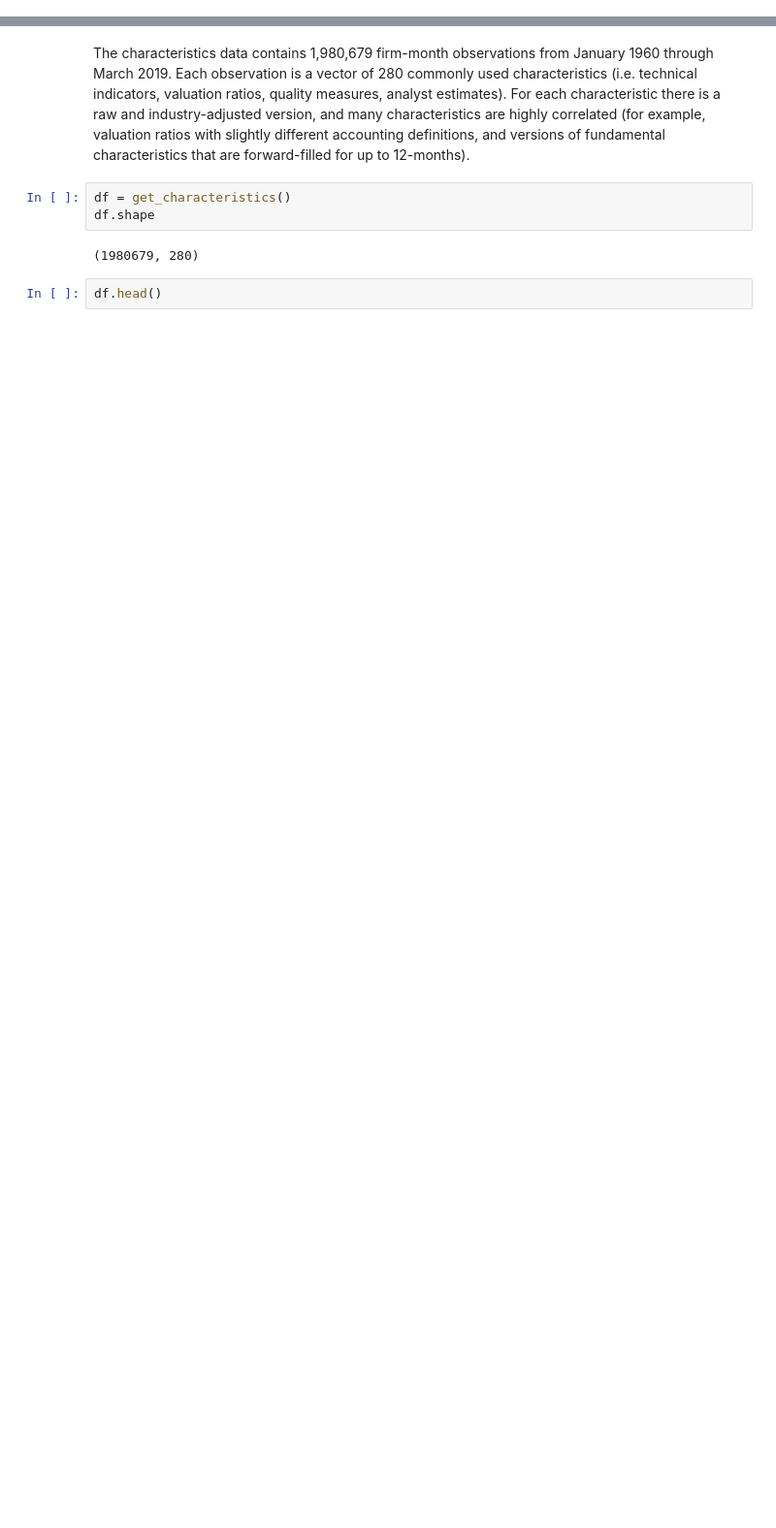
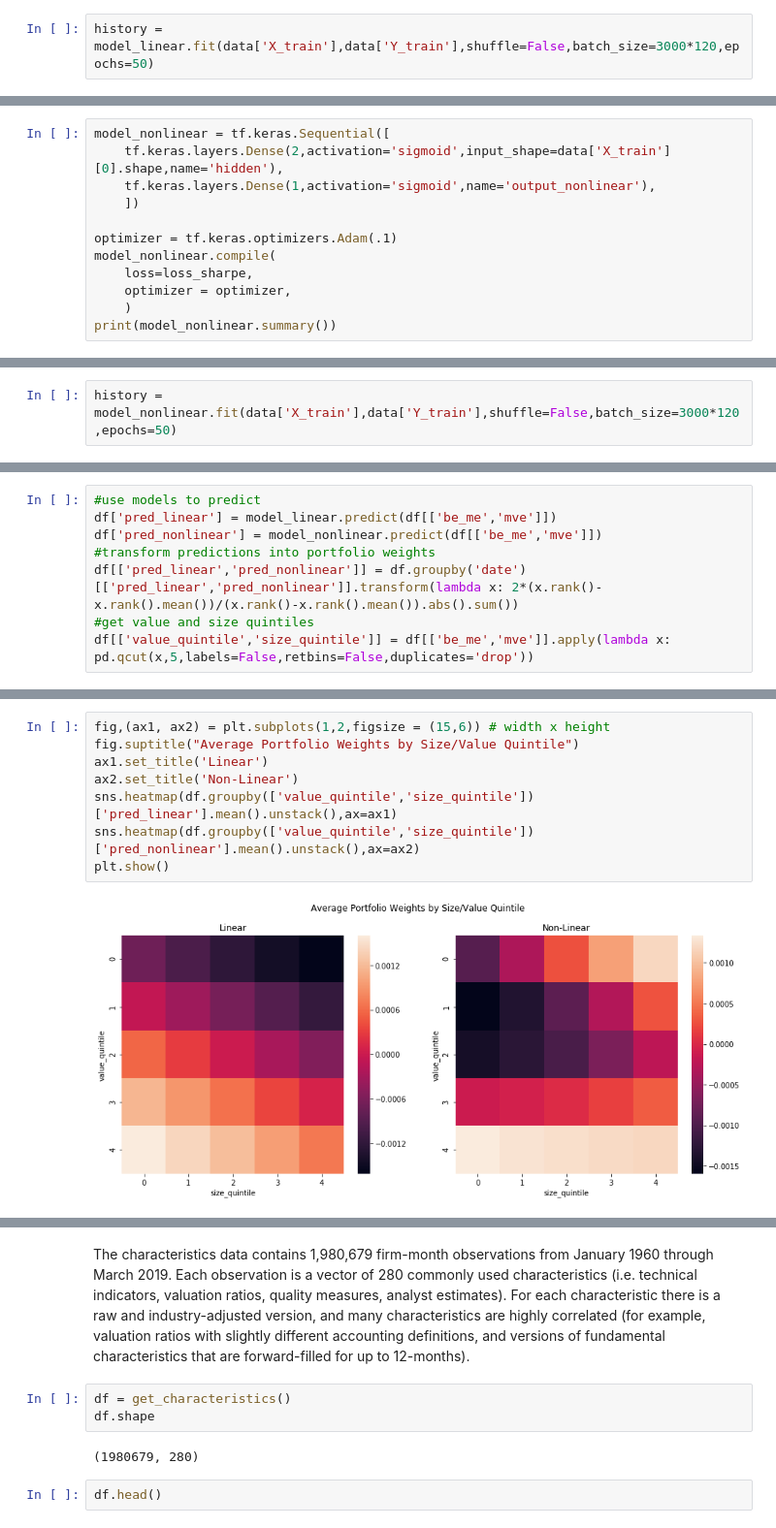
Before and after one commit to johnk1282/learning_optimal_portfolios, a Jupyter notebook: results_summary.ipynb, the cells around one changed output, grey strips where cells are left out. Shown at 97% size. Cells and saved outputs as stored; diff of their text form; blank space fills up the shorter version.

```diff
--- a/results_summary.ipynb
+++ b/results_summary.ipynb
@@ -11,0 +43,2 @@ The get_characteristics function in process_data.py downloads data from WRDS (CR
+# %%
+history = model_linear.fit(data['X_train'],data['Y_train'],shuffle=False,batch_size=3000*120,epochs=50)
@@ -11,0 +65,12 @@ The get_characteristics function in process_data.py downloads data from WRDS (CR
+# %%
+model_nonlinear = tf.keras.Sequential([
+    tf.keras.layers.Dense(2,activation='sigmoid',input_shape=data['X_train'][0].shape,name='hidden'),
+    tf.keras.layers.Dense(1,activation='sigmoid',name='output_nonlinear'),
+    ])
+
+optimizer = tf.keras.optimizers.Adam(.1)
+model_nonlinear.compile(
+    loss=loss_sharpe,
+    optimizer = optimizer,
+    )
+print(model_nonlinear.summary())
@@ -11,0 +90,2 @@ The get_characteristics function in process_data.py downloads data from WRDS (CR
+# %%
+history = model_nonlinear.fit(data['X_train'],data['Y_train'],shuffle=False,batch_size=3000*120,epochs=50)
@@ -11,0 +110,8 @@ The get_characteristics function in process_data.py downloads data from WRDS (CR
+# %%
+#use models to predict
+df['pred_linear'] = model_linear.predict(df[['be_me','mve']])
+df['pred_nonlinear'] = model_nonlinear.predict(df[['be_me','mve']])
+#transform predictions into portfolio weights
+df[['pred_linear','pred_nonlinear']] = df.groupby('date')[['pred_linear','pred_nonlinear']].transform(lambda x: 2*(x.rank()-x.rank().mean())/(x.rank()-x.rank().mean()).abs().sum())
+#get value and size quintiles
+df[['value_quintile','size_quintile']] = df[['be_me','mve']].apply(lambda x: pd.qcut(x,5,labels=False,retbins=False,duplicates='drop'))
@@ -11,0 +120,10 @@ The get_characteristics function in process_data.py downloads data from WRDS (CR
+# %%
+fig,(ax1, ax2) = plt.subplots(1,2,figsize = (15,6)) # width x height
+fig.suptitle("Average Portfolio Weights by Size/Value Quintile")
+ax1.set_title('Linear')
+ax2.set_title('Non-Linear')
+sns.heatmap(df.groupby(['value_quintile','size_quintile'])['pred_linear'].mean().unstack(),ax=ax1)
+sns.heatmap(df.groupby(['value_quintile','size_quintile'])['pred_nonlinear'].mean().unstack(),ax=ax2)
+plt.show()
+# %% [output]
+[figure, added]
```
Also changed, not shown: parts of 13 cells of this notebook.
